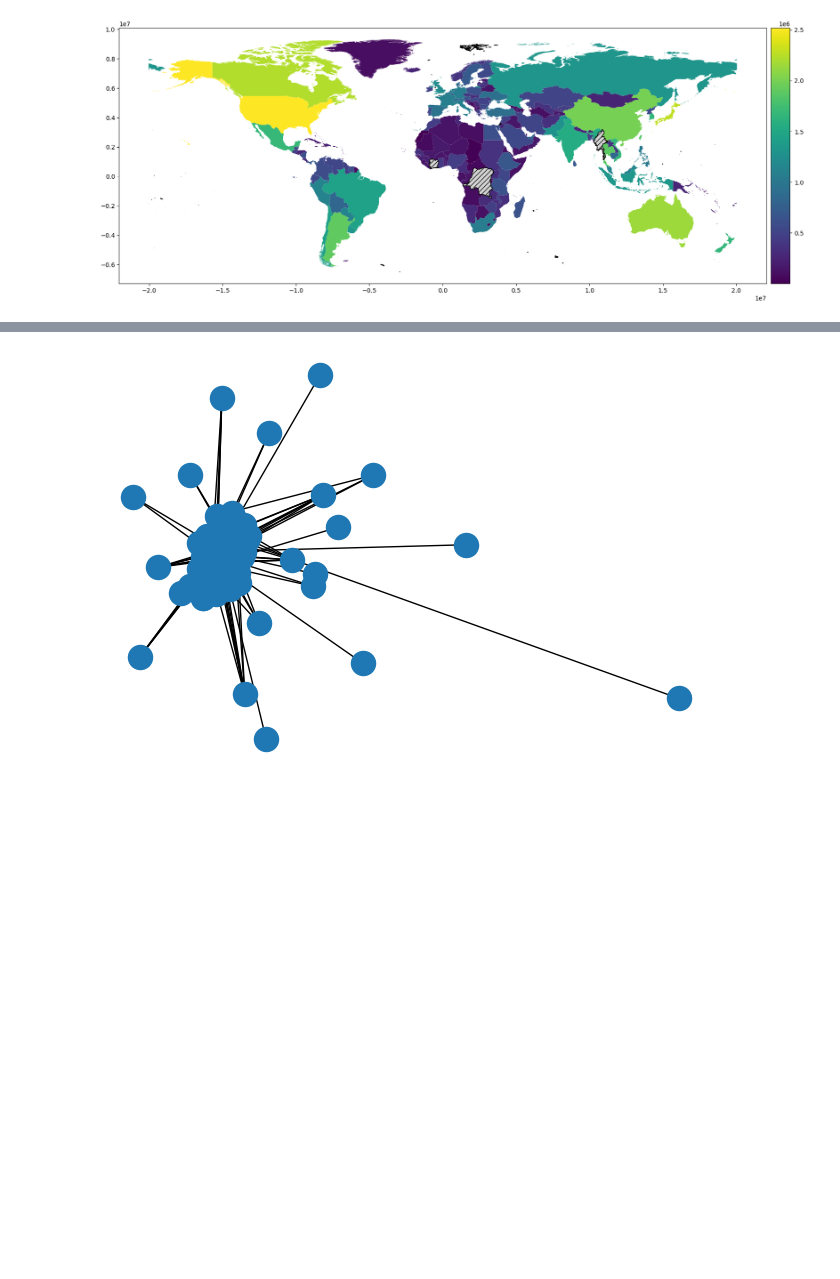
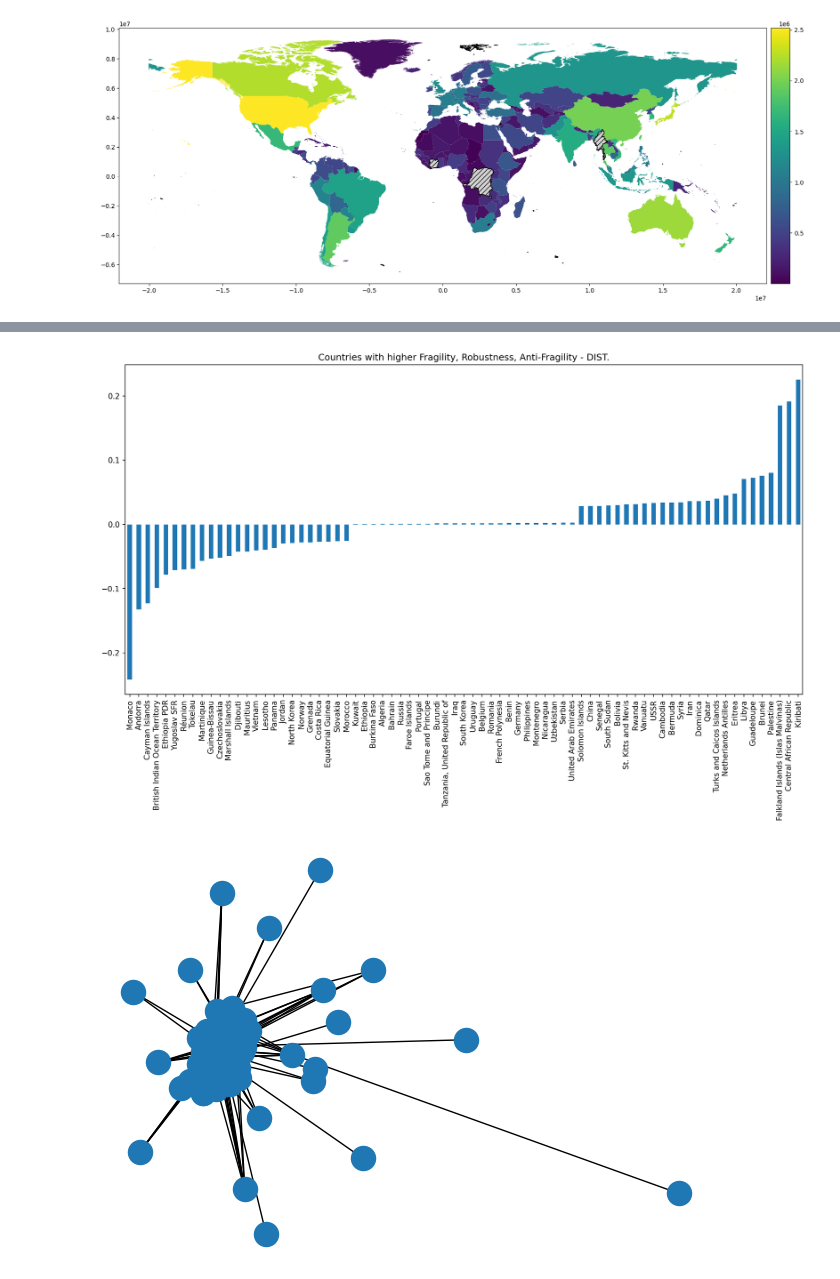
Before and after one commit to daranha/AOFFTN, a Jupyter notebook: normalization/dist_exp_normalization.ipynb, the cells around one changed output, grey strips where cells are left out. Cells and saved outputs as stored; diff of their text form; code cells hidden in the pictures; blank space fills up the shorter version.

```diff
--- a/normalization/dist_exp_normalization.ipynb
+++ b/normalization/dist_exp_normalization.ipynb
@@ -228,3 +554,12 @@ world_meters.plot(column='sum',ax=ax,legend=True,cax=cax,missing_kwds=missing_kw
+# %%
+ttk.drop([col for col in ttk.columns if 'in' not in col], axis=1)
+top = ttk.transpose().describe().transpose()['mean'].sort_values().head(int(25)) #.plot(kind='bar', figsize=(16,8))
+bot = ttk.transpose().describe().transpose()['mean'].dropna().sort_values().tail(int(25)) #.plot(kind='bar', figsize=(16,8))
+med = ttk.transpose().describe().transpose()['mean'].abs().sort_values().head(int(25))#.plot(kind='bar', figsize=(16,8))
+top.append(med.append(bot)).plot(kind='bar', figsize=(16,8), title="Countries with higher Fragility, Robustness, Anti-Fragility - DIST.")
+# plt.savefig('distancias_plots/Higer_countries_FRA_distance.png')
+# %% [output]
+[figure, added]
 # %%
 import networkx as nx
 # %%
```
Also changed, not shown: parts of 29 cells of this notebook, 5 other files.
